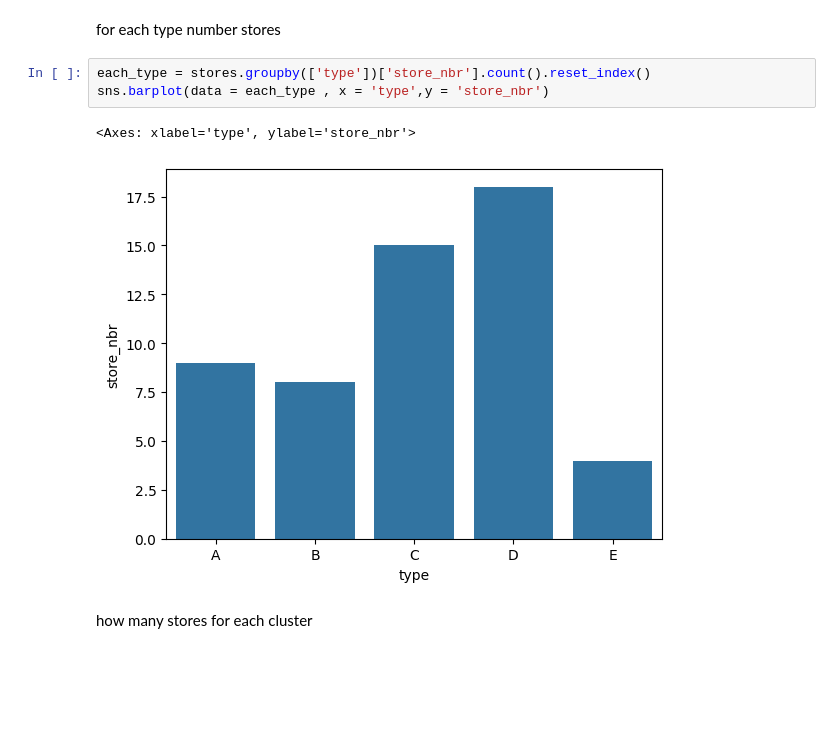
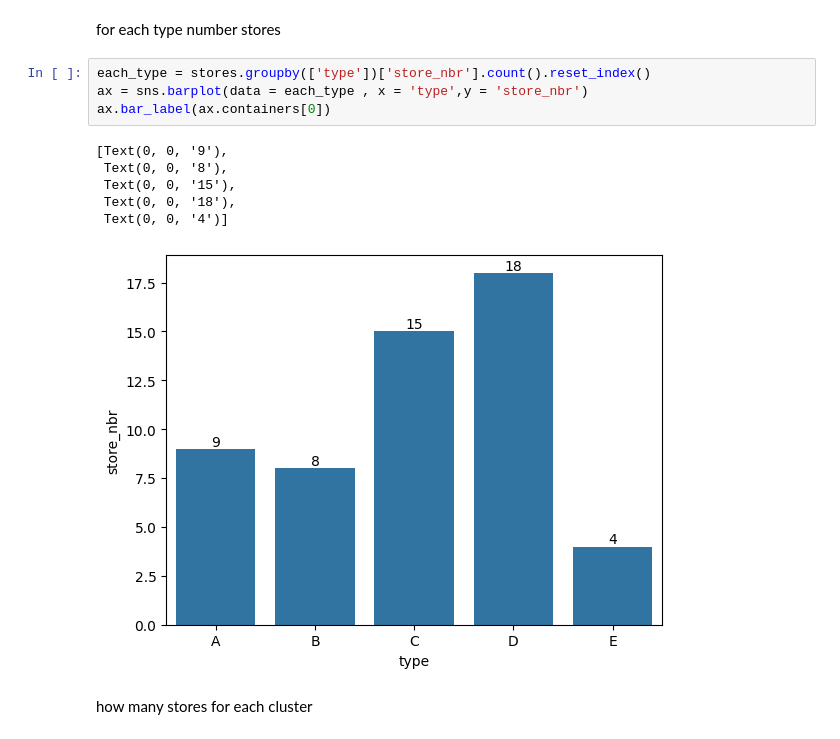
Before and after one commit to acies-udaykiran-rachamsetty/Capstone-Project, a Jupyter notebook: Notebooks/EDA.ipynb, the cells around one changed output. Saved outputs shown, nothing was run; the diff lists cells and outputs as text; blank space fills up the shorter version.

```diff
--- a/Notebooks/EDA.ipynb
+++ b/Notebooks/EDA.ipynb
@@ -360,10 +363,15 @@ Name: city, dtype: object
 for each type number stores
 # %%
 each_type = stores.groupby(['type'])['store_nbr'].count().reset_index()
-sns.barplot(data = each_type , x = 'type',y = 'store_nbr')
+ax = sns.barplot(data = each_type , x = 'type',y = 'store_nbr')
+ax.bar_label(ax.containers[0])
 # %% [output]
-<Axes: xlabel='type', ylabel='store_nbr'>
+[Text(0, 0, '9'),
+ Text(0, 0, '8'),
+ Text(0, 0, '15'),
+ Text(0, 0, '18'),
+ Text(0, 0, '4')]
-[figure, old version]
+[figure, new version]
 # %% [markdown]
 how many stores for each cluster
 # %%
```
Also changed, not shown: parts of 9 cells of this notebook.
